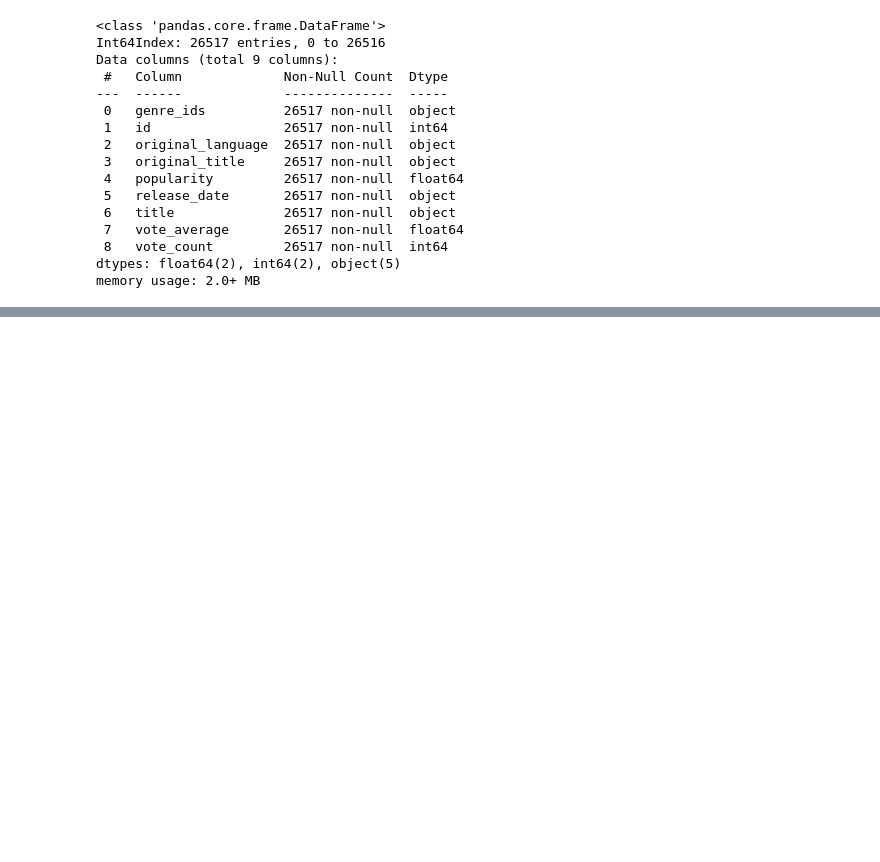
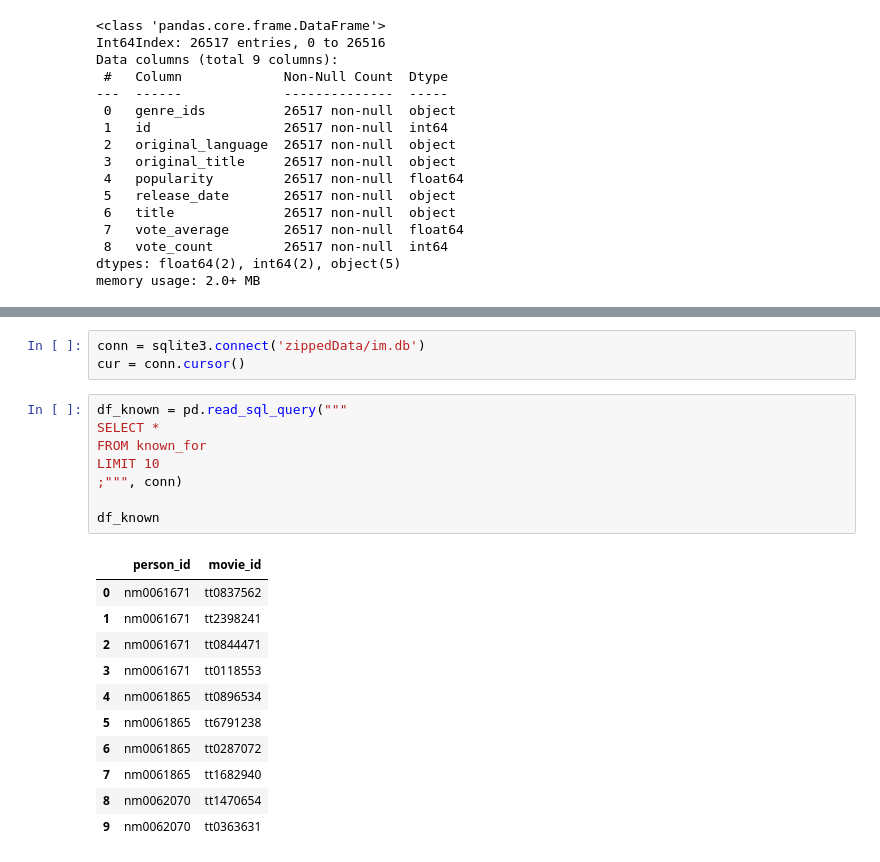
Before and after one commit to MendozaMellah/dsc-phase-1-project-v2-4, a Jupyter notebook: student.ipynb, the cells around one changed output, grey strips where cells are left out. Drawn from its saved outputs; the diff is of its cells as text; blank space fills up the shorter version.

```diff
--- a/student.ipynb
+++ b/student.ipynb
@@ -152,0 +167,23 @@ reviews.head(10)
+# %%
+conn = sqlite3.connect('zippedData/im.db')
+cur = conn.cursor()
+# %%
+df_known = pd.read_sql_query("""
+SELECT *
+FROM known_for
+LIMIT 10
+;""", conn)
+
+df_known
+# %% [output]
+|  | person_id | movie_id |
+| 0 | nm0061671 | tt0837562 |
+| 1 | nm0061671 | tt2398241 |
+| 2 | nm0061671 | tt0844471 |
+| 3 | nm0061671 | tt0118553 |
+| 4 | nm0061865 | tt0896534 |
+| 5 | nm0061865 | tt6791238 |
+| 6 | nm0061865 | tt0287072 |
+| 7 | nm0061865 | tt1682940 |
+| 8 | nm0062070 | tt1470654 |
+| 9 | nm0062070 | tt0363631 |
```
Also changed, not shown: parts of 6 cells of this notebook.
